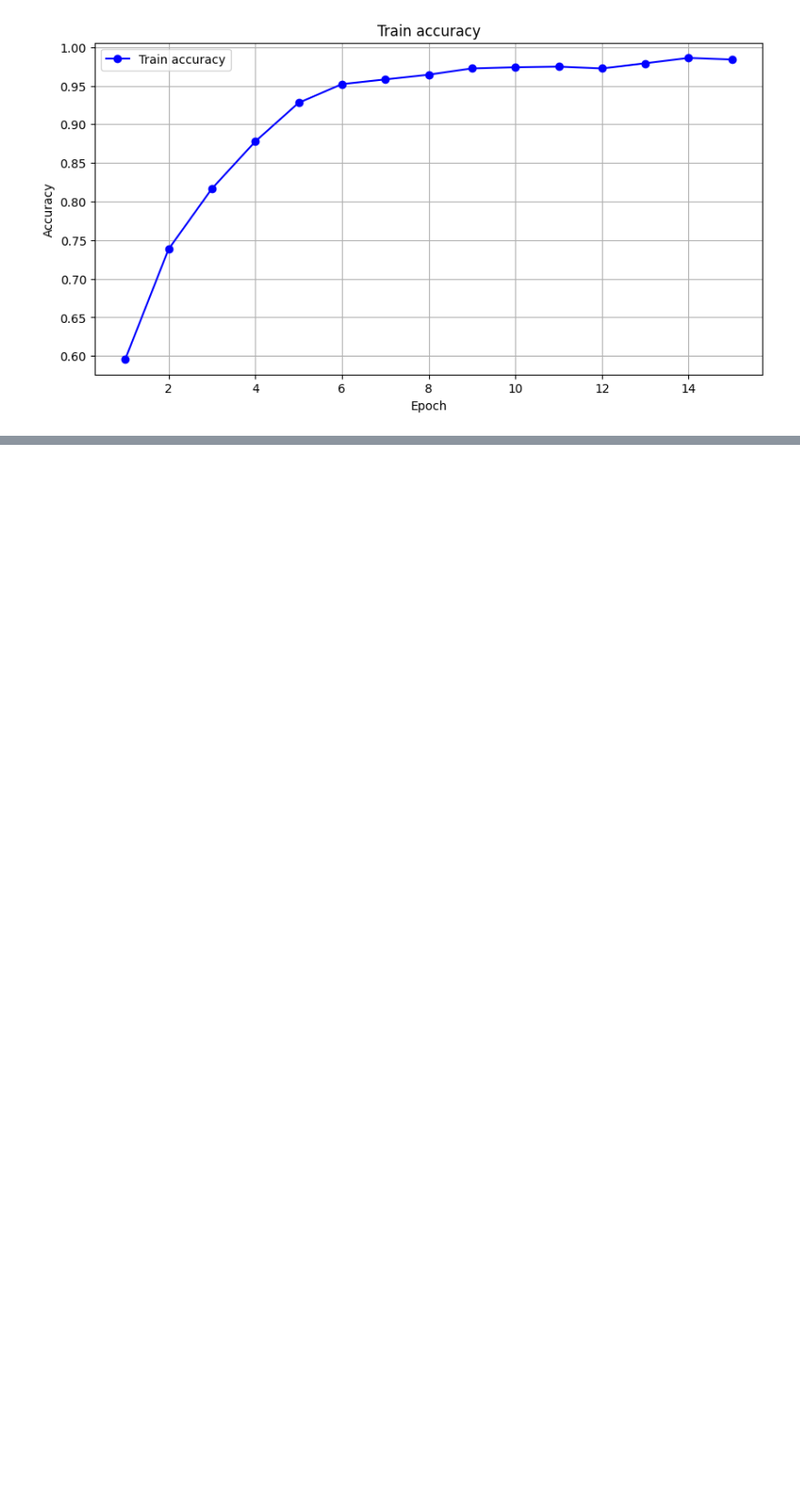
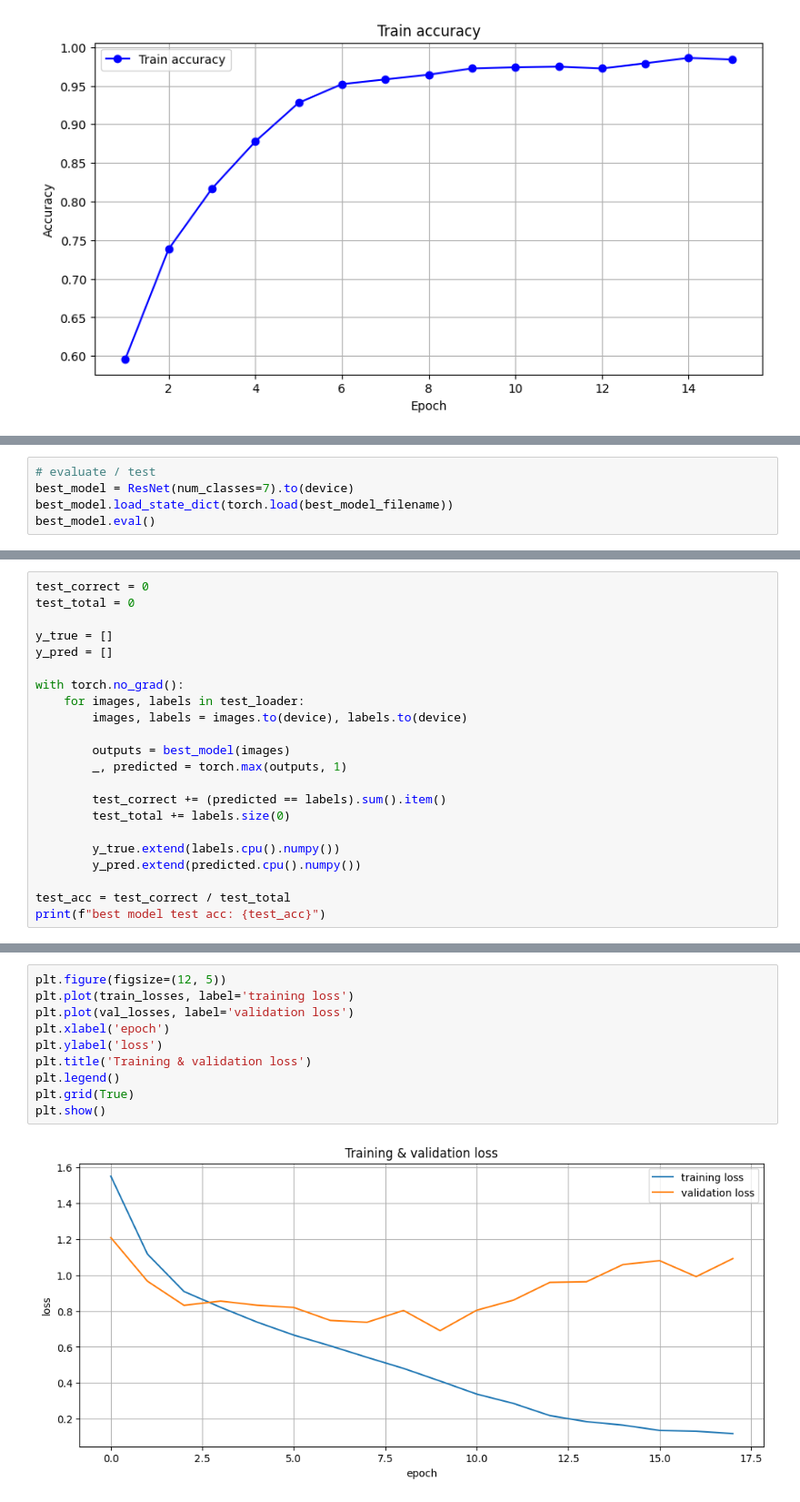
Before and after one commit to melindazhu/debias-emotion-recognition, a Jupyter notebook: baseline_emotion_classifier/baseline_emotion_classifier.ipynb, the cells around one changed output, grey strips where cells are left out. Shown: that part at 91% size. Drawn from its saved outputs; the diff is of its cells as text; blank space fills up the shorter version.

```diff
--- a/baseline_emotion_classifier/baseline_emotion_classifier.ipynb
+++ b/baseline_emotion_classifier/baseline_emotion_classifier.ipynb
@@ -360,0 +483,5 @@ plt.show()
+# %%
+# evaluate / test
+best_model = ResNet(num_classes=7).to(device)
+best_model.load_state_dict(torch.load(best_model_filename))
+best_model.eval()
@@ -360,0 +506,22 @@ plt.show()
+# %%
+test_correct = 0
+test_total = 0
+
+y_true = []
+y_pred = []
+
+with torch.no_grad():
+    for images, labels in test_loader:
+        images, labels = images.to(device), labels.to(device)
+
+        outputs = best_model(images)
+        _, predicted = torch.max(outputs, 1)
+
+        test_correct += (predicted == labels).sum().item()
+        test_total += labels.size(0)
+
+        y_true.extend(labels.cpu().numpy())
+        y_pred.extend(predicted.cpu().numpy())
+
+test_acc = test_correct / test_total
+print(f"best model test acc: {test_acc}")
@@ -360,0 +732,12 @@ plt.show()
+# %%
+plt.figure(figsize=(12, 5))
+plt.plot(train_losses, label='training loss')
+plt.plot(val_losses, label='validation loss')
+plt.xlabel('epoch')
+plt.ylabel('loss')
+plt.title('Training & validation loss')
+plt.legend()
+plt.grid(True)
+plt.show()
+# %% [output]
+[figure, added]
```
Also changed, not shown: parts of 16 cells of this notebook.
